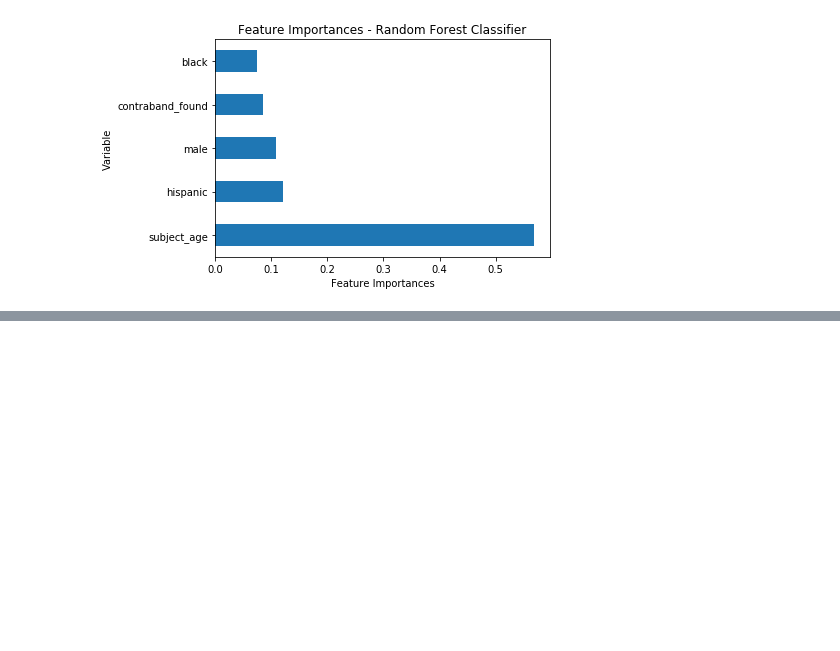
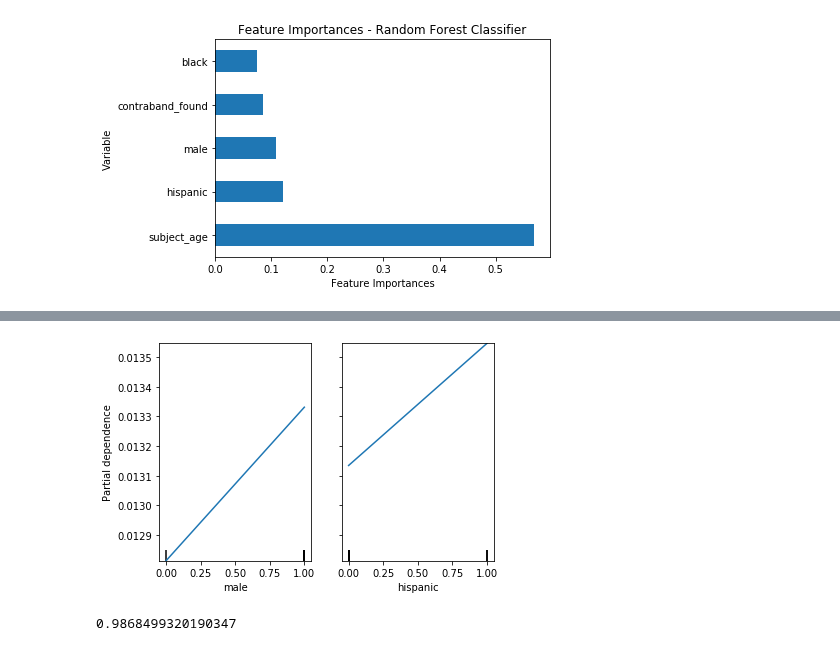
Before and after one commit to tahentx/pv_workbook, a Jupyter notebook: datascience/policing/sf_prototype.ipynb, the cells around one changed output, grey strips where cells are left out. Saved outputs shown, nothing was run; the diff lists cells and outputs as text; code cells hidden in the pictures; blank space fills up the shorter version.

```diff
--- a/datascience/policing/sf_prototype.ipynb
+++ b/datascience/policing/sf_prototype.ipynb
@@ -98,0 +138,5 @@ score
+# %%
+features = [6,4]
+pdp = plot_partial_dependence(proto, X, features)
+# %% [output]
+[figure, added]
@@ -98,0 +149,4 @@ score
+# %%
+lr.score(X,y)
+# %% [output]
+0.9868499320190347
```
Also changed, not shown: parts of 19 cells of this notebook, 2 other files.
